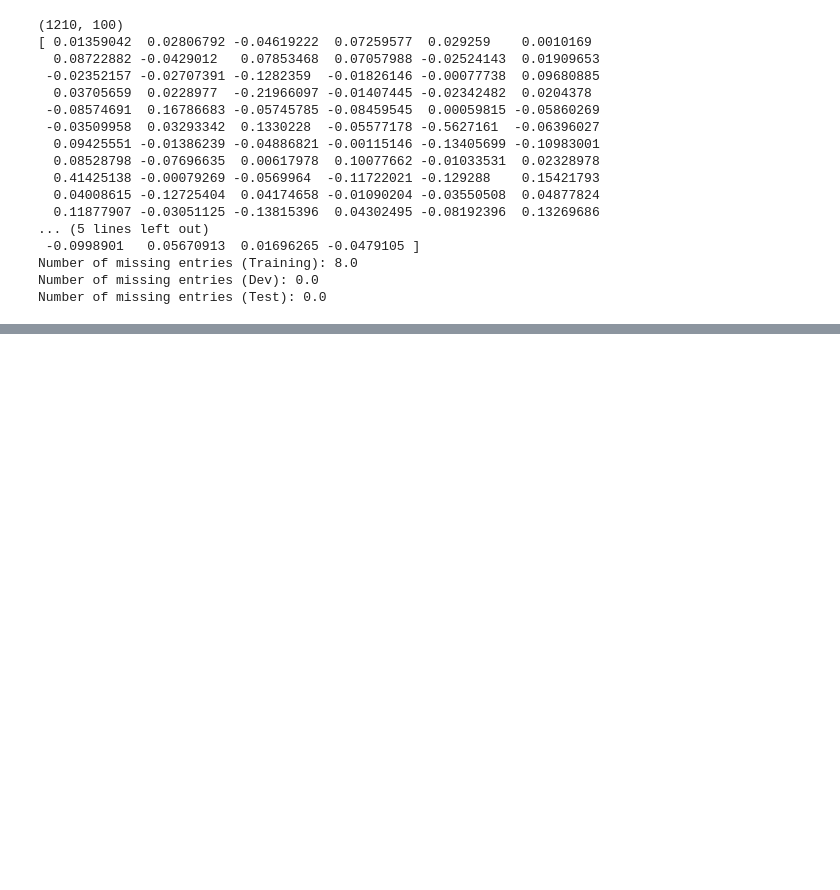
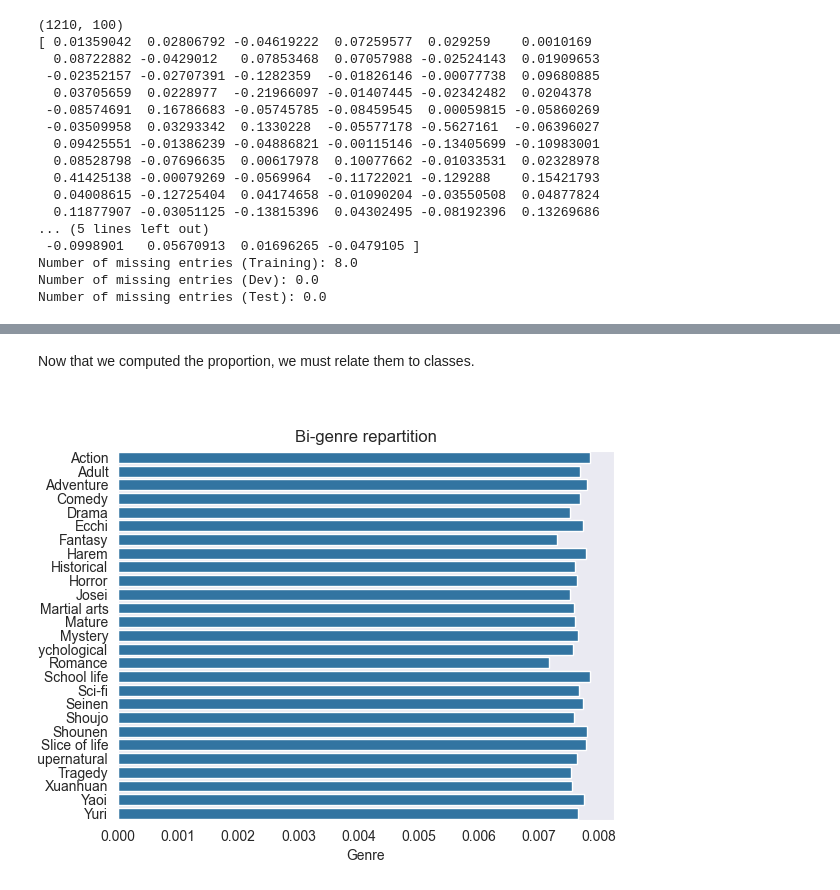
Before and after one commit to minhquan-Hoang95/WNLNLesage_Hoang_Prediction_NLP2026, a Jupyter notebook: project.ipynb, the cells around one changed output, grey strips where cells are left out. Drawn from its saved outputs; the diff is of its cells as text; code cells hidden in the pictures; blank space fills up the shorter version.

Commit message:
Add Morphological Analysis

```diff
--- a/project.ipynb
+++ b/project.ipynb
@@ -990,0 +1020,18 @@ Since the presence of unknown embeddings is quite low, we will just ignore them
+# %%
+# Get the imperative estimates
+X_imperative = []
+
+# For each texts
+for i, value in enumerate(X[:,0]):
+    # Inform the user
+    if i%1000==0:
+        print(f"[{i}/{X.shape[0]}]")
+
+    # Get the analysis from Spacy
+    morpho = nlp(str(value[0]))
+
+    # Get the imperative proportion
+    X_imperative.append(sum([token.tag_ == "VB" and token.dep_=="ROOT" for token in morpho])/len(morpho))
+
+# Print head of result for sanity check
+print(X_imperative[:5])
@@ -990,0 +1052,32 @@ Since the presence of unknown embeddings is quite low, we will just ignore them
+# %% [markdown]
+Now that we computed the proportion, we must relate them to classes.
+# %%
+# Take the count and the proportion
+count = np.zeros(Y.shape[1])
+proportionSum = np.zeros(Y.shape[1])
+
+# For each proportion
+for i, value in enumerate(X_imperative):
+    # Find the associated labels
+    mask = np.argwhere(Y[i,:]==0)
+
+    # Update the values
+    count[mask] += 1
+    proportionSum[mask] += value
+
+# Make a plot
+plt.close("all")
+
+sns.barplot(
+    # Compute the average
+    pd.DataFrame(pd.DataFrame([classes_, proportionSum/count]).T.to_numpy(), columns=["Label", "Imperative Proportion"]),
+    y="Label", x="Imperative Proportion"
+    )
+
+plt.title("Bi-genre repartition")
+plt.xlabel("Genre")
+plt.ylabel("Genre")
+
+plt.show()
+# %% [output]
+[figure, added]
```
Also changed, not shown: parts of 10 cells of this notebook, 1 other file.
